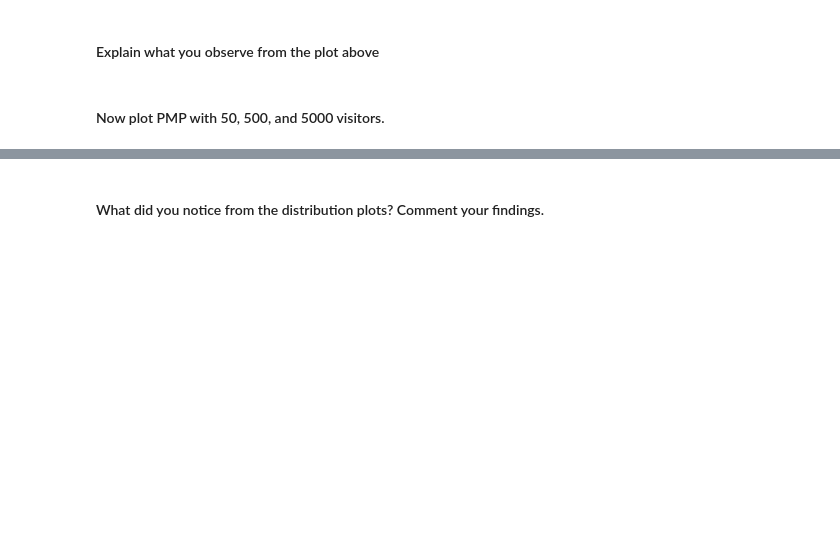
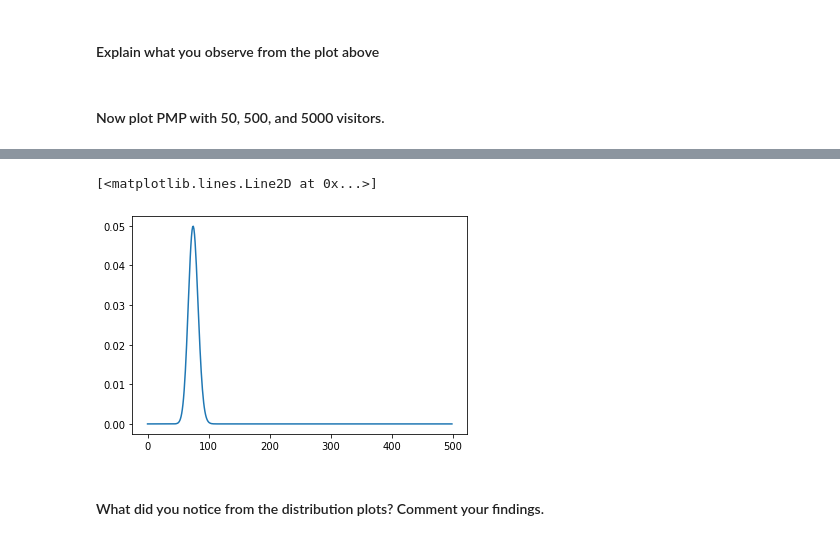
Before and after one commit to ironhack-datalabs/datamad0620, a Jupyter notebook: module-2/lab-probability-distribution/your_code/main.ipynb, the cells around one changed output, grey strips where cells are left out. Saved outputs shown, nothing was run; the diff lists cells and outputs as text; code cells hidden in the pictures; blank space fills up the shorter version.

```diff
--- a/module-2/lab-probability-distribution/your_code/main.ipynb
+++ b/module-2/lab-probability-distribution/your_code/main.ipynb
@@ -118,2 +124,11 @@ plt.plot(h)
+# %%
+data_binom=binom(500,0.15)
+lst_sample=[]
+for n in range(500):
+    lst_sample.append(data_binom.pmf(n))
+plt.plot(lst_sample,"-")
+# %% [output]
+[<matplotlib.lines.Line2D at 0x...>]
+[figure, added]
 # %% [markdown]
 #### What did you notice from the distribution plots? Comment your findings.
```
Also changed, not shown: parts of 22 cells of this notebook.
